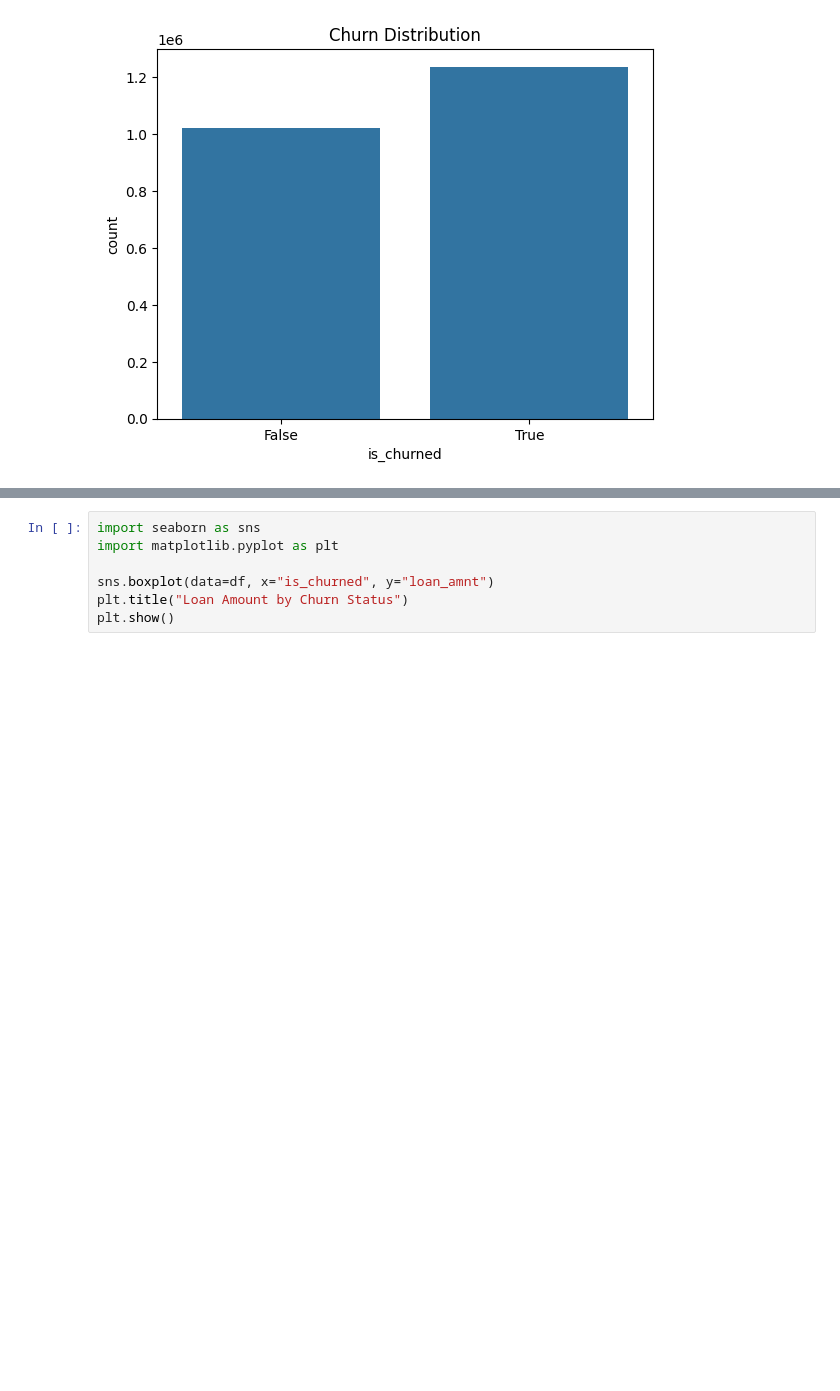
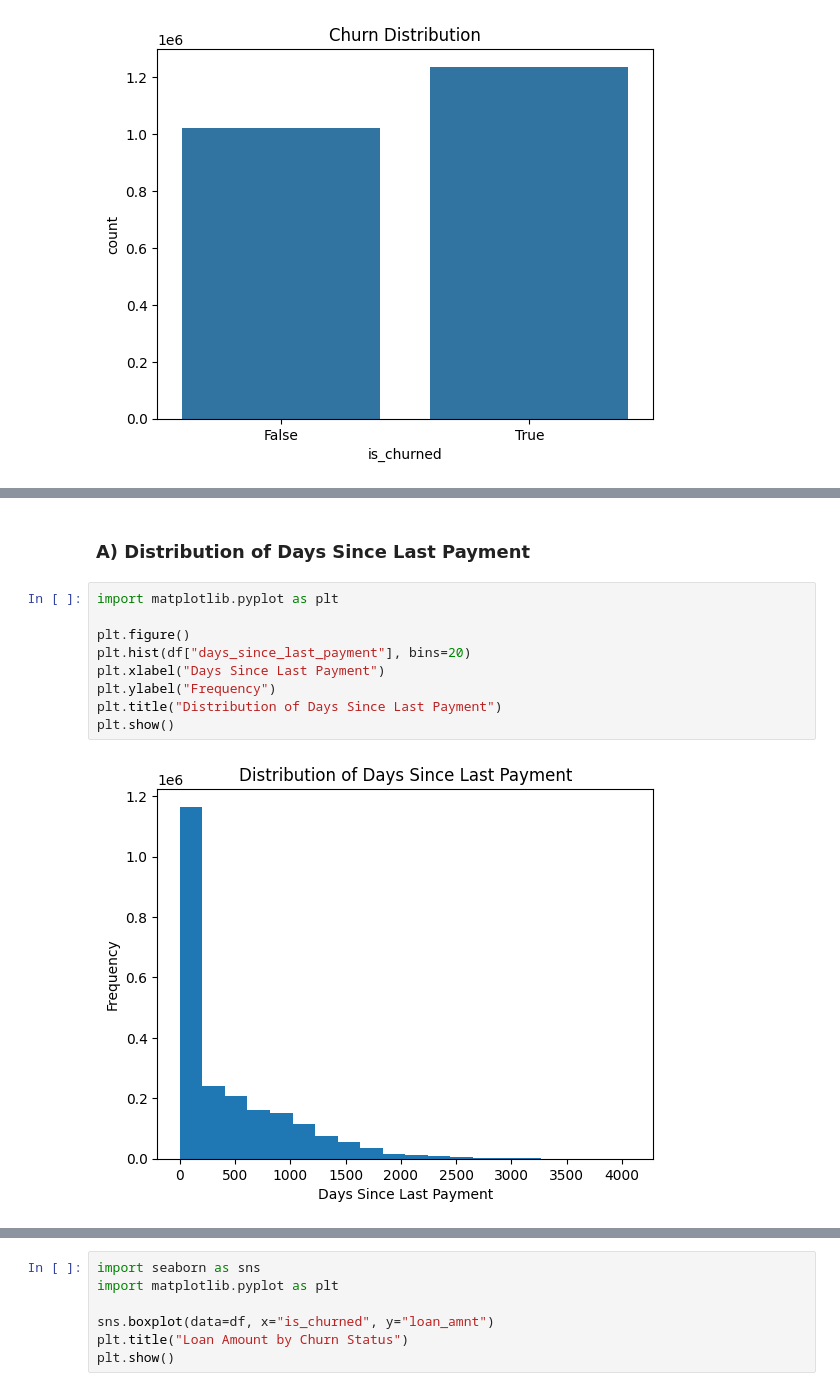
Before and after one commit to bardo172/loan-churn-analysis, a Jupyter notebook: notebooks/02_churn_analysis.ipynb, the cells around one changed output, grey strips where cells are left out. Saved outputs shown, nothing was run; the diff lists cells and outputs as text; blank space fills up the shorter version.

```diff
--- a/notebooks/02_churn_analysis.ipynb
+++ b/notebooks/02_churn_analysis.ipynb
@@ -73,0 +56,13 @@ Result Medians are similar and the distribution overlap is high.
+# %% [markdown]
+### A) Distribution of Days Since Last Payment
+# %%
+import matplotlib.pyplot as plt
+
+plt.figure()
+plt.hist(df["days_since_last_payment"], bins=20)
+plt.xlabel("Days Since Last Payment")
+plt.ylabel("Frequency")
+plt.title("Distribution of Days Since Last Payment")
+plt.show()
+# %% [output]
+[figure, added]
```
Also changed, not shown: parts of 6 cells of this notebook.
